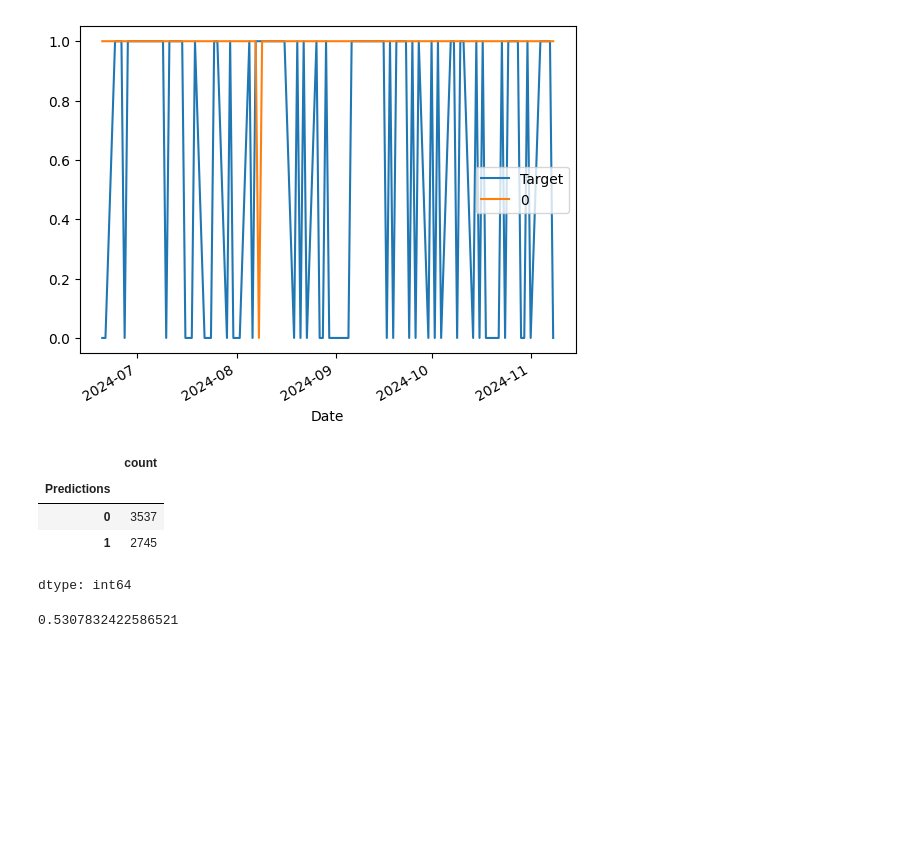
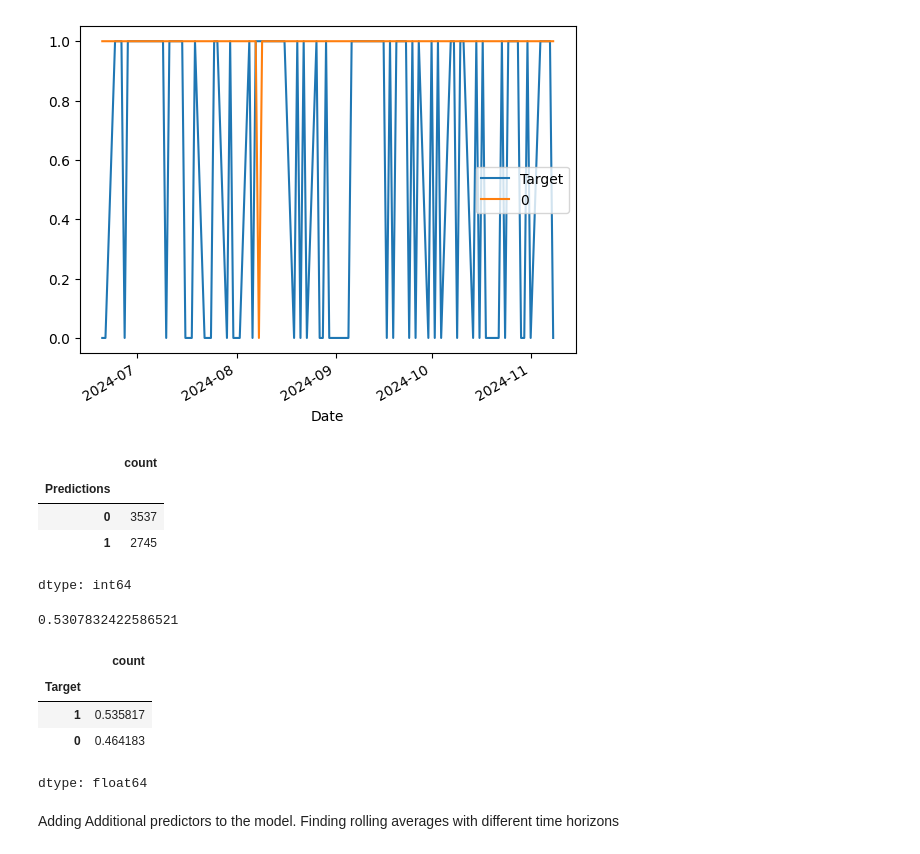
Before and after one commit to NathanDietrich/Artificial-Intelligence-and-Machine-Learning-portfolio, a Jupyter notebook: DataQuestTradingBot.ipynb, the cells around one changed output. Drawn from its saved outputs; the diff is of its cells as text; code cells hidden in the pictures; blank space fills up the shorter version.

```diff
--- a/DataQuestTradingBot.ipynb
+++ b/DataQuestTradingBot.ipynb
@@ -142,3 +143,13 @@ dtype: int64
 precision_score(predictions["Target"], predictions["Predictions"])
 # %% [output]
 0.5307832422586521
+# %%
+predictions["Target"].value_counts() / predictions.shape[0]
+# %% [output]
+|  | count |
+| Target |  |
+| 1 | 0.535817 |
+| 0 | 0.464183 |
+dtype: float64
+# %% [markdown]
+Adding Additional predictors to the model. Finding rolling averages with different time horizons
```
Also changed, not shown: parts of 9 cells of this notebook.
